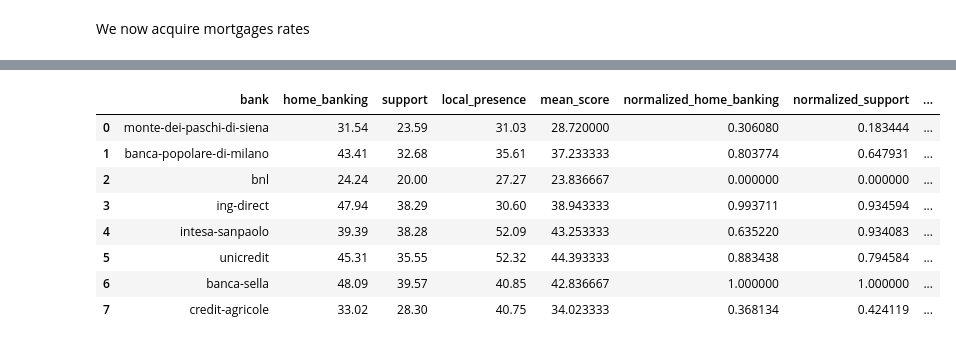
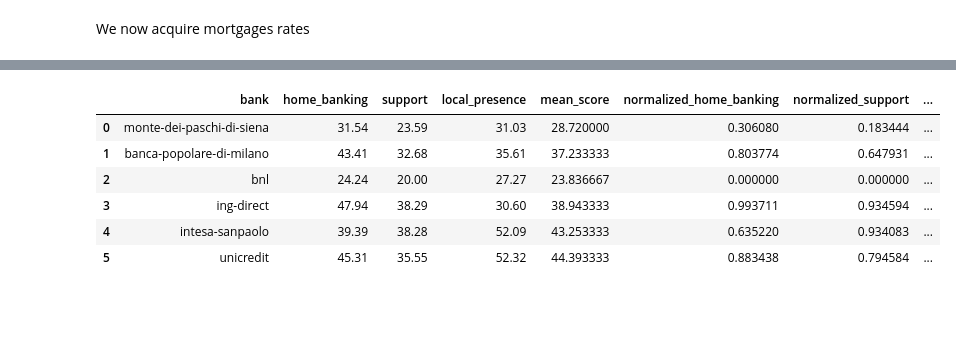
Before and after one commit to giuseppevallarelli/RighteousBanks, a Jupyter notebook: etl.ipynb, the cells around one changed output, grey strips where cells are left out. Drawn from its saved outputs; the diff is of its cells as text; code cells hidden in the pictures; blank space fills up the shorter version.

```diff
--- a/etl.ipynb
+++ b/etl.ipynb
@@ -475,12 +456,15 @@ all_scores = all_scores.reset_index().rename(columns={'index': 'bank'})
-# %%
-all_scores
-# %% [output]
-|  | bank | home_banking | support | local_presence | mean_score | normalized_home_banking | normalized_support | ... |
-| 0 | monte-dei-paschi-di-siena | 31.54 | 23.59 | 31.03 | 28.720000 | 0.306080 | 0.183444 | ... |
-| 1 | banca-popolare-di-milano | 43.41 | 32.68 | 35.61 | 37.233333 | 0.803774 | 0.647931 | ... |
-| 2 | bnl | 24.24 | 20.00 | 27.27 | 23.836667 | 0.000000 | 0.000000 | ... |
-| 3 | ing-direct | 47.94 | 38.29 | 30.60 | 38.943333 | 0.993711 | 0.934594 | ... |
-| 4 | intesa-sanpaolo | 39.39 | 38.28 | 52.09 | 43.253333 | 0.635220 | 0.934083 | ... |
-| 5 | unicredit | 45.31 | 35.55 | 52.32 | 44.393333 | 0.883438 | 0.794584 | ... |
-| 6 | banca-sella | 48.09 | 39.57 | 40.85 | 42.836667 | 1.000000 | 1.000000 | ... |
-| 7 | credit-agricole | 33.02 | 28.30 | 40.75 | 34.023333 | 0.368134 | 0.424119 | ... |
+# %%
+all_scores_mortgage_1968 = all_scores_mortgage_1968.reset_index().rename(columns={'index': 'bank'})
+all_scores_mortgage_1978 = all_scores_mortgage_1978.reset_index().rename(columns={'index': 'bank'})
+all_scores_mortgage_1988 = all_scores_mortgage_1988.reset_index().rename(columns={'index': 'bank'})
+all_scores_mortgage_1998 = all_scores_mortgage_1998.reset_index().rename(columns={'index': 'bank'})
+# %%
+all_scores_mortgage_1998
+# %% [output]
+|  | bank | home_banking | support | local_presence | mean_score | normalized_home_banking | normalized_support | ... |
+| 0 | monte-dei-paschi-di-siena | 31.54 | 23.59 | 31.03 | 28.720000 | 0.306080 | 0.183444 | ... |
+| 1 | banca-popolare-di-milano | 43.41 | 32.68 | 35.61 | 37.233333 | 0.803774 | 0.647931 | ... |
+| 2 | bnl | 24.24 | 20.00 | 27.27 | 23.836667 | 0.000000 | 0.000000 | ... |
+| 3 | ing-direct | 47.94 | 38.29 | 30.60 | 38.943333 | 0.993711 | 0.934594 | ... |
+| 4 | intesa-sanpaolo | 39.39 | 38.28 | 52.09 | 43.253333 | 0.635220 | 0.934083 | ... |
+| 5 | unicredit | 45.31 | 35.55 | 52.32 | 44.393333 | 0.883438 | 0.794584 | ... |
```
Also changed, not shown: parts of 31 cells of this notebook, 1 other file.
